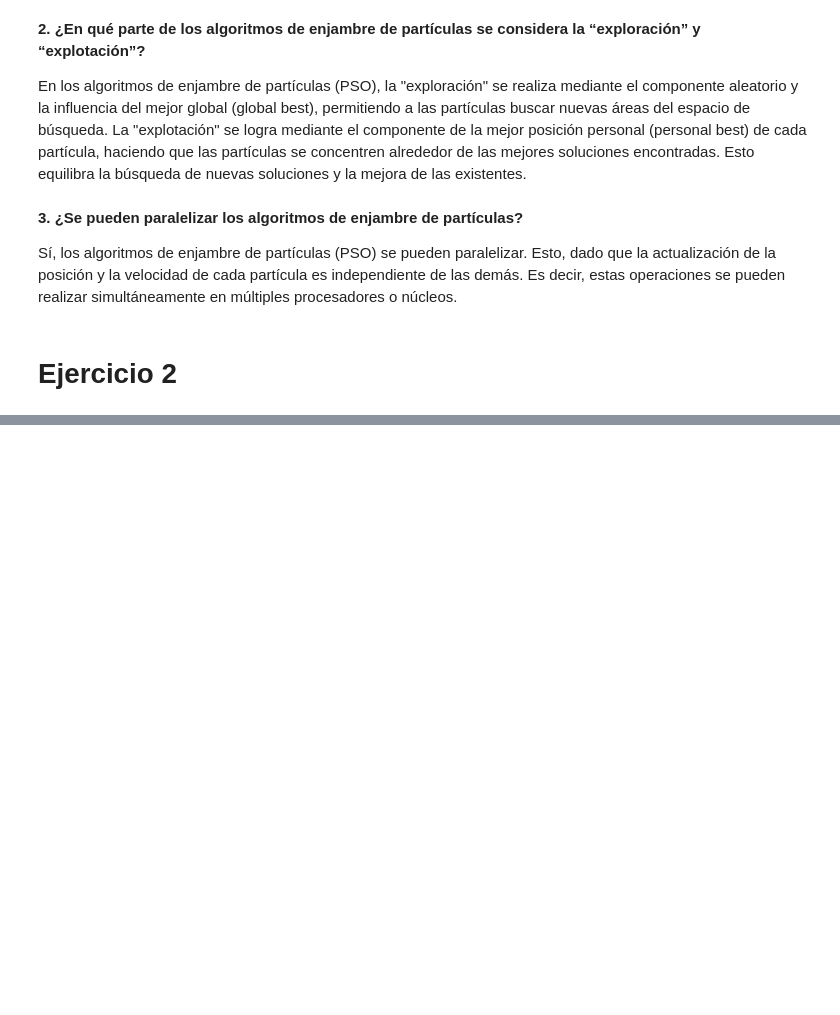
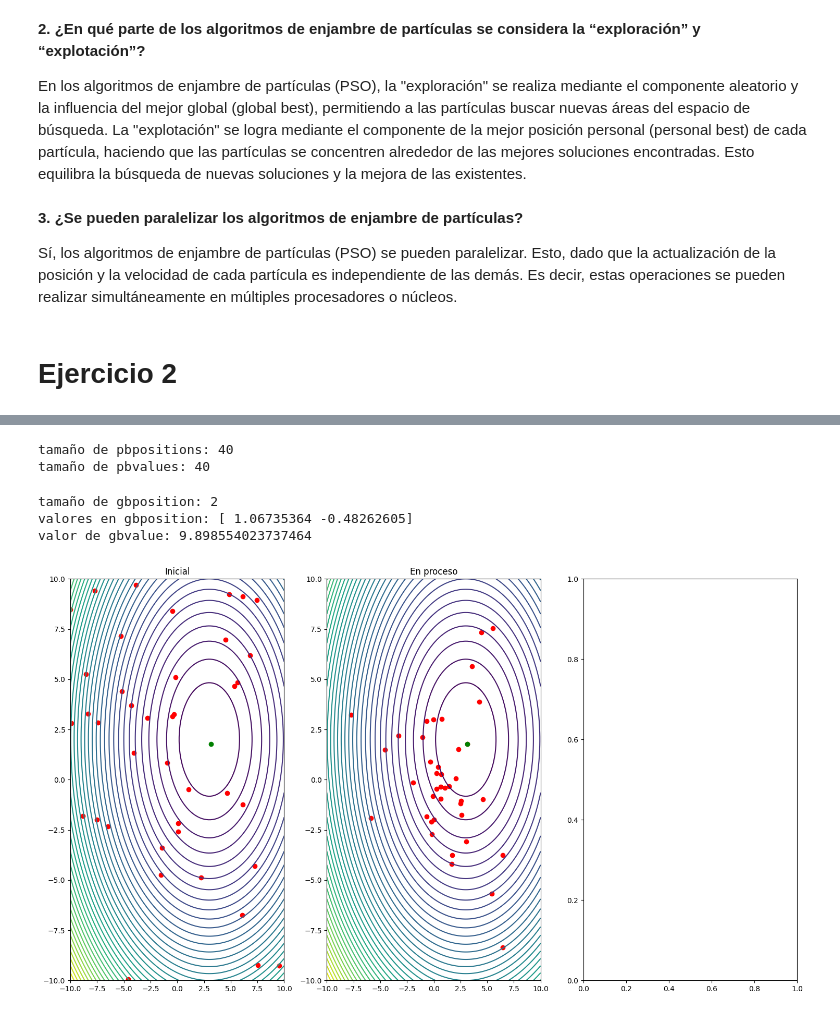
Before and after one commit to jazurdia/Lab-01---MS, a Jupyter notebook: lab01.ipynb, the cells around one changed output, grey strips where cells are left out. Cells and saved outputs as stored; diff of their text form; code cells hidden in the pictures; blank space fills up the shorter version.

```diff
--- a/lab01.ipynb
+++ b/lab01.ipynb
@@ -16,0 +73,38 @@ Sí, los algoritmos de enjambre de partículas (PSO) se pueden paralelizar. Esto
+# %%
+# mejor posicion
+
+pbpositions = np.copy(positions)
+pbvalues = objective_function(pbpositions[:, 0], pbpositions[:, 1])
+
+print(f"tamaño de pbpositions: {len(pbpositions)}")
+print(f"tamaño de pbvalues: {len(pbvalues)}")
+# %% [output]
+tamaño de pbpositions: 40
+tamaño de pbvalues: 40
+# %%
+gbposition = pbpositions[np.argmin(pbvalues)]
+gbvalue = np.min(pbvalues)
+
+print(f"tamaño de gbposition: {len(gbposition)}")
+print(f"valores en gbposition: {gbposition}")
+print(f"valor de gbvalue: {(gbvalue)}")
+# %% [output]
+tamaño de gbposition: 2
+valores en gbposition: [ 1.06735364 -0.48262605]
+valor de gbvalue: 9.898554023737464
+# %%
+# definición de función para actualizar velocidades y posiciones
+
+def update_vel(position, velocity, pbest, gbest, w=w, c1=c1, c2=c2):
+    r1, r2 = np.random.rand(2)
+    new_vel = (w * velocity +
+               c1 * r1 * (pbest - position) +
+               c2 * r2 * (gbest - position))
+    return new_vel
+
+def update_pos(position, velocity):
+    new_pos = position + velocity
+    return new_pos
+# %%
+# almacenar posiciones para graficar
+hpos=[np.copy(positions)]
@@ -16,0 +144,16 @@ Sí, los algoritmos de enjambre de partículas (PSO) se pueden paralelizar. Esto
+# %%
+# graficamos
+x = np.linspace(xmin, xmax, 100)
+y = np.linspace(xmin, xmax, 100)
+X, Y = np.meshgrid(x, y)
+
+fig, axs = plt.subplots(1, 3, figsize=(18, 10))
+
+for ax, positions, title in zip(axs, hpos, ["Inicial", "En proceso", "Final"]):
+    Z = objective_function(X, Y)
+    ax.contour(X, Y, Z, 50)
+    ax.scatter(positions[:, 0], positions[:, 1], color='red')
+    ax.scatter(gbposition[0], gbposition[1], color='green')
+    ax.set_title(title)
+# %% [output]
+[figure, added]
```
Also changed, not shown: parts of 6 cells of this notebook.
